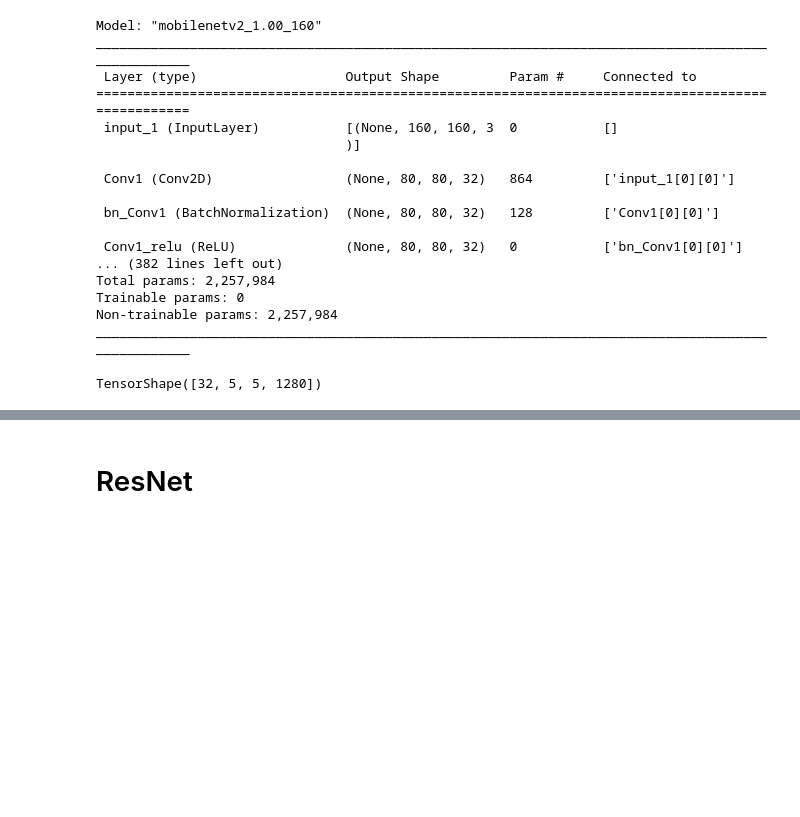
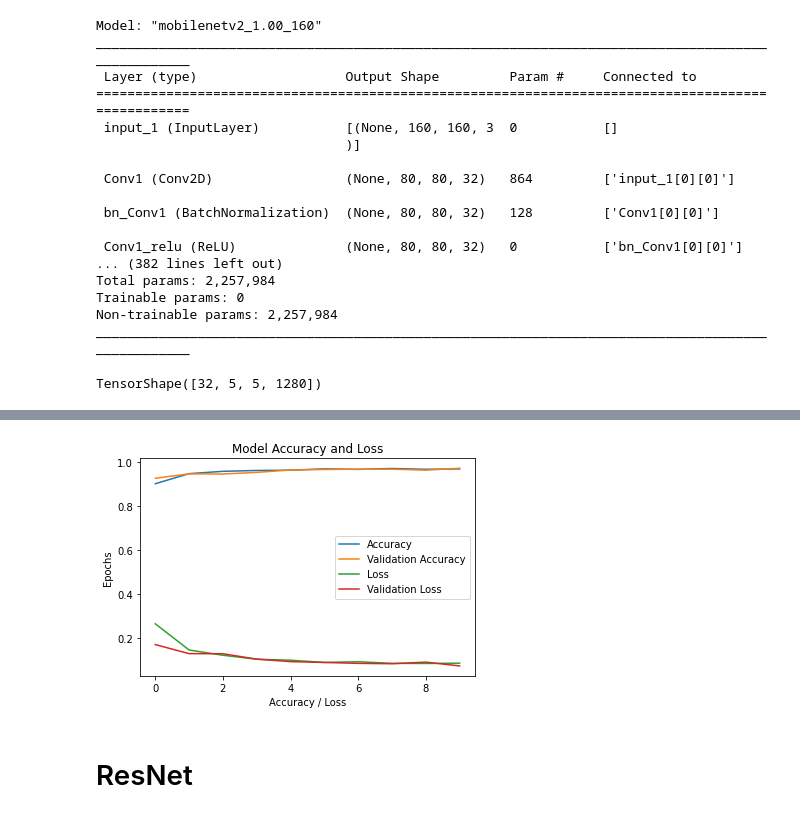
Before and after one commit to learner0408/Cataract-Detection, a Jupyter notebook: CD_Modelling.ipynb, the cells around one changed output, grey strips where cells are left out. Saved outputs shown, nothing was run; the diff lists cells and outputs as text; code cells hidden in the pictures; blank space fills up the shorter version.

```diff
--- a/CD_Modelling.ipynb
+++ b/CD_Modelling.ipynb
@@ -451,7 +450,7 @@ featureBatchAvg = globalAvgLayer(featureBatch)
 print(featureBatchAvg.shape)
 
 # Dense layer for final prediction
-predLayer = tf.keras.layers.Dense(1)
+predLayer = tf.keras.layers.Dense(2)
 predBatch = predLayer(featureBatchAvg)
 print(predBatch.shape)
 # %% [output]
@@ -468,7 +467,7 @@ output = predLayer(x)
 model = tf.keras.Model(inputs,output)
 # %%
 # Compiling Model
-lr = 0.1
+lr = 0.001
 model.compile(optimizer = tf.keras.optimizers.Adam(learning_rate=lr),loss = tf.keras.losses.BinaryCrossentropy(from_logits = True), metrics = ["accuracy"])
 
 #Printing Model Summary
@@ -518,3 +523,17 @@ Epoch 7/10
+# %%
+# Visualizing Training/Validation Accuracy
+#print(history.history.keys())
+plt.plot(history.history["accuracy"])
+plt.plot(history.history["val_accuracy"])
+plt.plot(history.history["loss"])
+plt.plot(history.history["val_loss"])
+plt.title("Model Accuracy and Loss")
+plt.xlabel("Accuracy / Loss")
+plt.ylabel("Epochs")
+plt.legend(["Accuracy", "Validation Accuracy","Loss","Validation Loss"])
+plt.show()
+# %% [output]
+[figure, added]
 # %% [markdown]
 # ResNet
 # %% [markdown]
```
Also changed, not shown: parts of 9 cells of this notebook.
